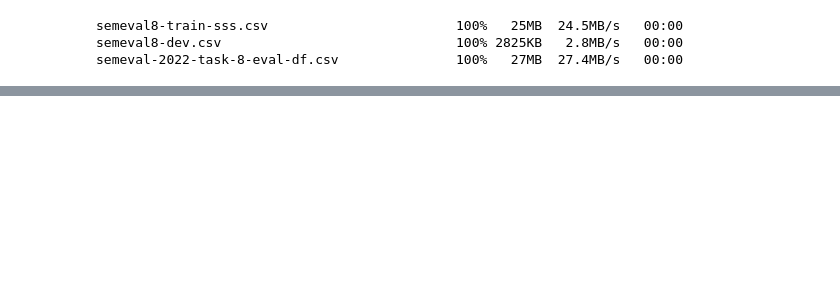
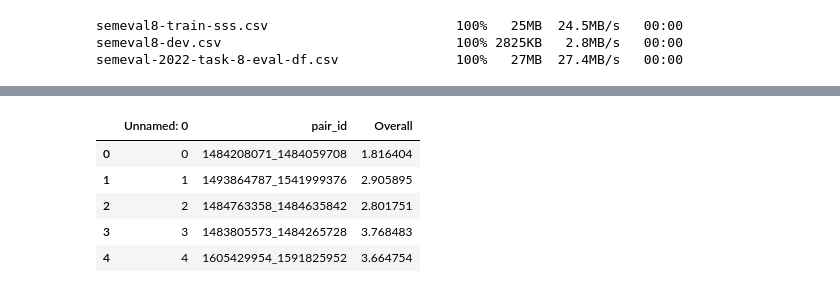
Before and after one commit to sagarsj42/multilingual-news-article-similarity, a Jupyter notebook: weighted_average_of_preds.ipynb, the cells around one changed output, grey strips where cells are left out. Saved outputs shown, nothing was run; the diff lists cells and outputs as text; code cells hidden in the pictures; blank space fills up the shorter version.

```diff
--- a/weighted_average_of_preds.ipynb
+++ b/weighted_average_of_preds.ipynb
@@ -31,0 +39,4 @@ semeval-2022-task-8-eval-df.csv               100%   27MB  27.4MB/s   00:00
+# %%
+train2 = 'mlns-ner-title-distilbert-regressor-train-results.csv'
+dev2 =  'mlns-ner-title-distilbert-regressor-dev-results.csv'
+test2 = 'mlns-ner-title-distilbert-regressor-test-results.csv'
@@ -31,0 +51,6 @@ semeval-2022-task-8-eval-df.csv               100%   27MB  27.4MB/s   00:00
+# %%
+train2_df = pd.read_csv(train2)
+dev2_df = pd.read_csv(dev2)
+test2_df = pd.read_csv(test2)
+
+train2_df.shape, dev2_df.shape, test2_df.shape
@@ -31,0 +68,9 @@ semeval-2022-task-8-eval-df.csv               100%   27MB  27.4MB/s   00:00
+# %%
+train2_df.head()
+# %% [output]
+|  | Unnamed: 0 | pair_id | Overall |
+| 0 | 0 | 1484208071_1484059708 | 1.816404 |
+| 1 | 1 | 1493864787_1541999376 | 2.905895 |
+| 2 | 2 | 1484763358_1484635842 | 2.801751 |
+| 3 | 3 | 1483805573_1484265728 | 3.768483 |
+| 4 | 4 | 1605429954_1591825952 | 3.664754 |
```
Also changed, not shown: parts of 20 cells of this notebook, 10 other files.
